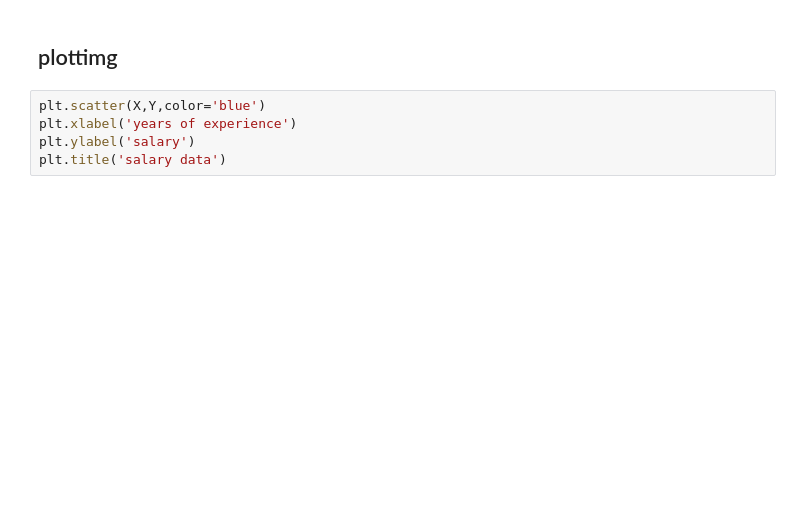
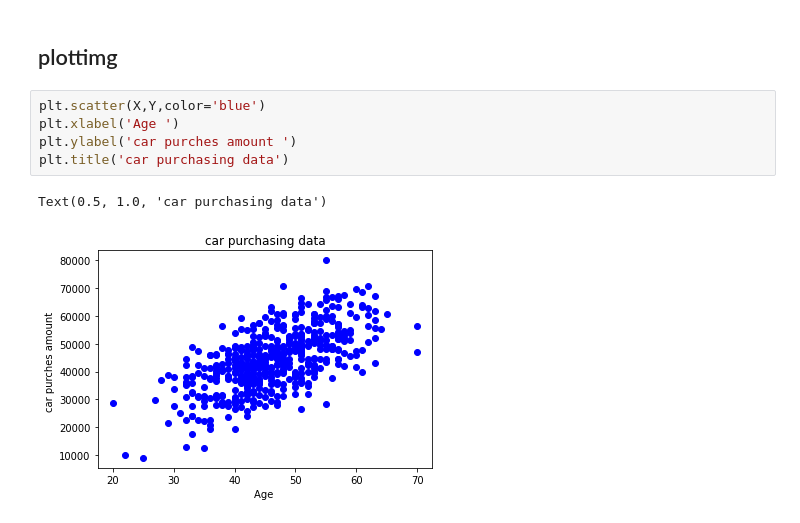
Before and after one commit to Ahmed-Alanaswah/linear-regression, a Jupyter notebook: regression.ipynb, the cells around one changed output. Drawn from its saved outputs; the diff is of its cells as text; blank space fills up the shorter version.

```diff
--- a/regression.ipynb
+++ b/regression.ipynb
@@ -72,9 +240,12 @@ model.predict(new_data)
 ## plottimg
 # %%
 plt.scatter(X,Y,color='blue')
-plt.xlabel('years of experience')
-plt.ylabel('salary')
-plt.title('salary data')
+plt.xlabel('Age ')
+plt.ylabel('car purches amount ')
+plt.title('car purchasing data')
+# %% [output]
+Text(0.5, 1.0, 'car purchasing data')
+[figure, added]
 # %%
 plt.scatter(x_test,y_test,color='blue')
 plt.scatter(x_test,y_predict,color='red')
```
Also changed, not shown: parts of 18 cells of this notebook.
